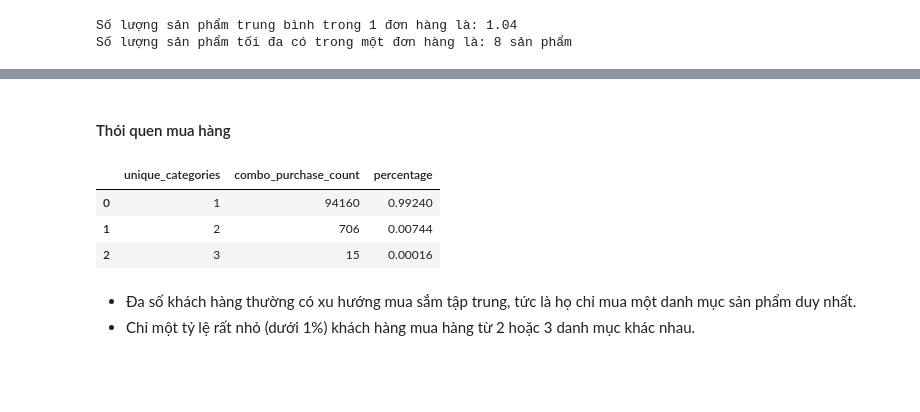
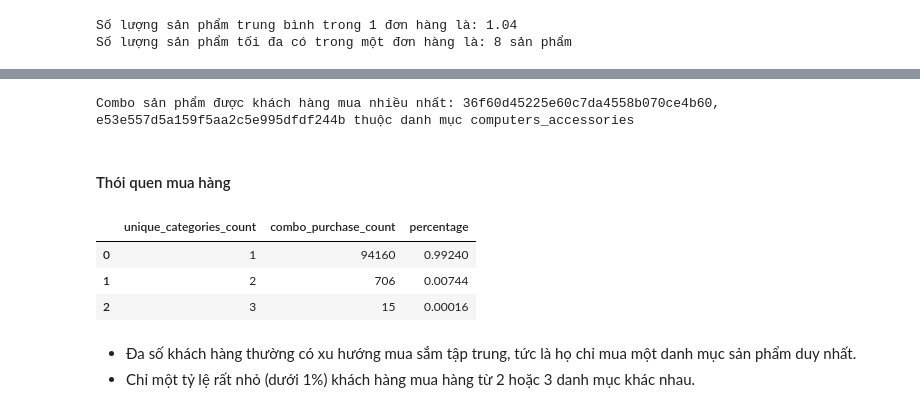
Before and after one commit to vduong042/Brazilian-E-Commerce-Analysis, a Jupyter notebook: descriptive_analysis.ipynb, the cells around one changed output, grey strips where cells are left out. Drawn from its saved outputs; the diff is of its cells as text; code cells hidden in the pictures; blank space fills up the shorter version.

```diff
--- a/descriptive_analysis.ipynb
+++ b/descriptive_analysis.ipynb
@@ -1320,22 +1334,37 @@ Combo sản phẩm được khách hàng mua nhiều nhất: 36f60d45225e60c7da4
+# %%
+combo_best_seller = combo_summary[combo_summary['combo_purchase_count'] == max(combo_summary['combo_purchase_count'])]
+combo_best_seller_product = combo_best_seller['products'].str.cat(sep= ', ') # Chuyển Series thành chuỗi
+
+# Lấy danh mục của các sản phẩm
+first_product_in_combo_best_seller_category = product_category_name_translation[product_category_name_translation['product_category_name']
+                                                                             == products[products['product_id'] == combo_best_seller_product.split(',')[0]]
+                                                                             ['product_category_name'].str.cat()]['product_category_name_english'].str.cat()
+second_product_in_combo_best_seller_category = product_category_name_translation[product_category_name_translation['product_category_name']
+                                                                             == products[products['product_id'] == combo_best_seller_product.split(', ')[1]]
+                                                                             ['product_category_name'].str.cat()]['product_category_name_english'].str.cat()
+
+print(f'Combo sản phẩm được khách hàng mua nhiều nhất: {combo_best_seller_product} thuộc danh mục {set([first_product_in_combo_best_seller_category, second_product_in_combo_best_seller_category]).pop()}')
+# %% [output]
+Combo sản phẩm được khách hàng mua nhiều nhất: 36f60d45225e60c7da4558b070ce4b60, e53e557d5a159f5aa2c5e995dfdf244b thuộc danh mục computers_accessories
 # %% [markdown]
 #### Thói quen mua hàng
 # %%
 # Tỷ lệ đơn hàng chứa nhiều danh mục (chỉ tính đơn có đầy đủ danh mục sản phẩm)?
 # Liệt kê các danh mục sản phẩm có trong giỏ hàng của khách hàng
 order_category_summary = delivered_orders_with_category.dropna(subset=['product_category_name']).copy().groupby('order_id').agg(
-    category_type=('product_category_name', lambda x: ', '.join(set(x))),
-    unique_categories=('product_category_name', lambda x: len(set(x)))
+    category_type=('product_category_name_english', lambda x: ', '.join(set(x))),
+    unique_categories_count=('product_category_name_english', lambda x: len(set(x)))
 ).reset_index()
 
 # Thống kê số lượng đơn hàng theo số lượng danh mục mục sản phẩm có trong giỏ hàng
-category_combo_summary = order_category_summary.groupby(['unique_categories']).agg(
+category_combo_summary = order_category_summary.groupby(['unique_categories_count']).agg(
     combo_purchase_count = ('category_type', 'count')
 ).reset_index()
 # %%
 category_combo_summary['percentage'] = round((category_combo_summary['combo_purchase_count'] / sum(category_combo_summary['combo_purchase_count'])), 5)
-category_combo_summary
+display(category_combo_summary)
 # %% [output]
-|  | unique_categories | combo_purchase_count | percentage |
+|  | unique_categories_count | combo_purchase_count | percentage |
 | 0 | 1 | 94160 | 0.99240 |
 | 1 | 2 | 706 | 0.00744 |
 | 2 | 3 | 15 | 0.00016 |
```
Also changed, not shown: parts of 19 cells of this notebook.
